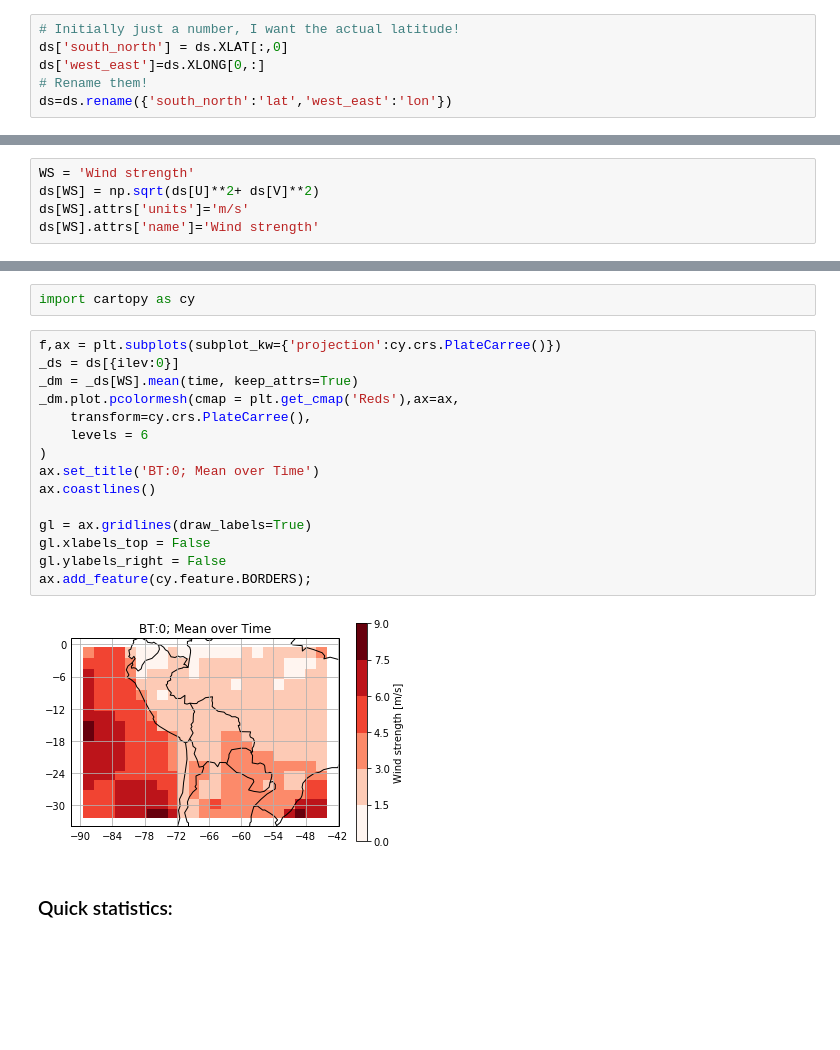
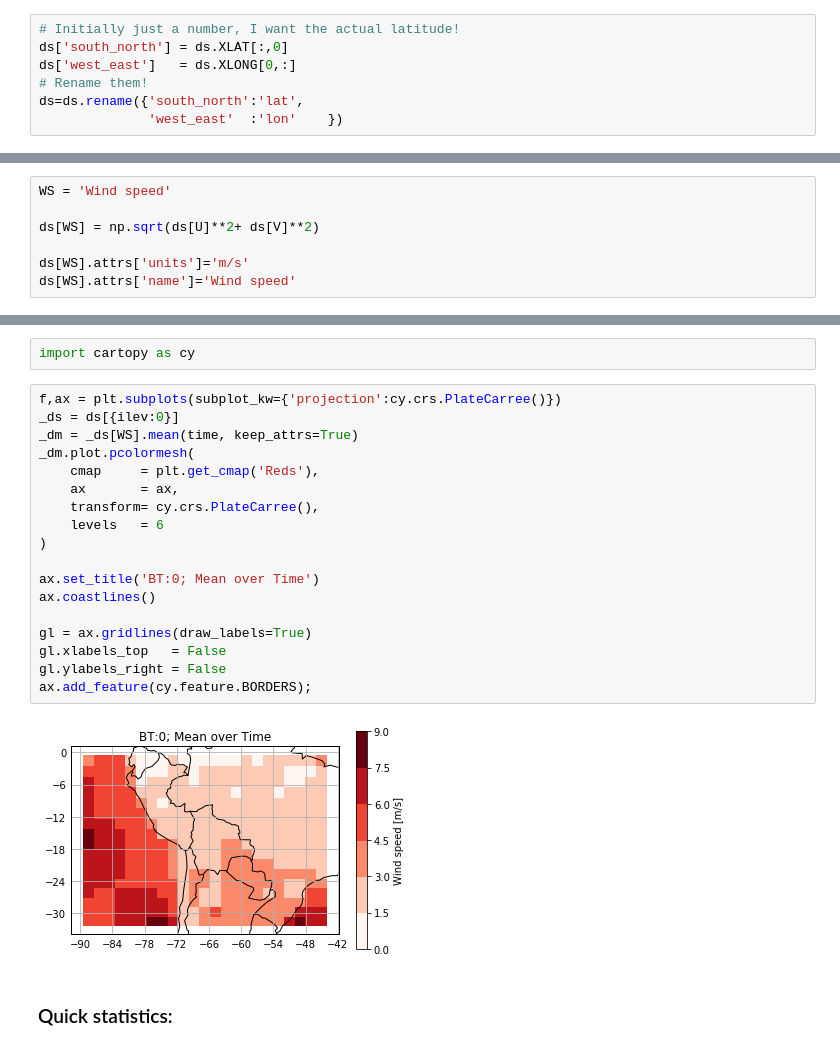
Before and after one commit to daliagachc/negi-stuff, a Jupyter notebook: negi_stuff/presentations/intro_jlab/02-_sub_Sara.ipynb, the cells around one changed output, grey strips where cells are left out. Cells and saved outputs as stored; diff of their text form; blank space fills up the shorter version.

```diff
--- a/negi_stuff/presentations/intro_jlab/02-_sub_Sara.ipynb
+++ b/negi_stuff/presentations/intro_jlab/02-_sub_Sara.ipynb
@@ -69,9 +69,10 @@ The coordinate 'south_north' annoyes me, so I change it!
 # %%
 # Initially just a number, I want the actual latitude!
 ds['south_north'] = ds.XLAT[:,0]
-ds['west_east']=ds.XLONG[0,:]
+ds['west_east']   = ds.XLONG[0,:]
 # Rename them!
-ds=ds.rename({'south_north':'lat','west_east':'lon'})
+ds=ds.rename({'south_north':'lat',
+              'west_east'  :'lon'    })
 # %%
 ## from zarray import :
 # %% [markdown]
@@ -102,10 +104,12 @@ ds[T_C].isel(XTIME=0,bottom_top=0).plot()
 # %% [markdown]
 ### Make new variables:
 # %%
-WS = 'Wind strength'
+WS = 'Wind speed'
+
 ds[WS] = np.sqrt(ds[U]**2+ ds[V]**2)
+
 ds[WS].attrs['units']='m/s'
-ds[WS].attrs['name']='Wind strength'
+ds[WS].attrs['name']='Wind speed'
 # %% [markdown]
 ## Use cartopy
 # %%
@@ -113,20 +117,23 @@ import cartopy as cy
 # %%
 f,ax = plt.subplots(subplot_kw={'projection':cy.crs.PlateCarree()})
 _ds = ds[{ilev:0}]
 _dm = _ds[WS].mean(time, keep_attrs=True)
-_dm.plot.pcolormesh(cmap = plt.get_cmap('Reds'),ax=ax,
-    transform=cy.crs.PlateCarree(),
-    levels = 6
+_dm.plot.pcolormesh(
+    cmap     = plt.get_cmap('Reds'),
+    ax       = ax,
+    transform= cy.crs.PlateCarree(),
+    levels   = 6
 )
+
 ax.set_title('BT:0; Mean over Time')
 ax.coastlines()
 
 gl = ax.gridlines(draw_labels=True)
-gl.xlabels_top = False
+gl.xlabels_top   = False
 gl.ylabels_right = False
 ax.add_feature(cy.feature.BORDERS);
 # %% [output]
-[figure, old version]
+[figure, new version]
 # %% [markdown]
 ### Quick statistics:
 # %%
```
Also changed, not shown: parts of 32 cells of this notebook, 1 other file.
